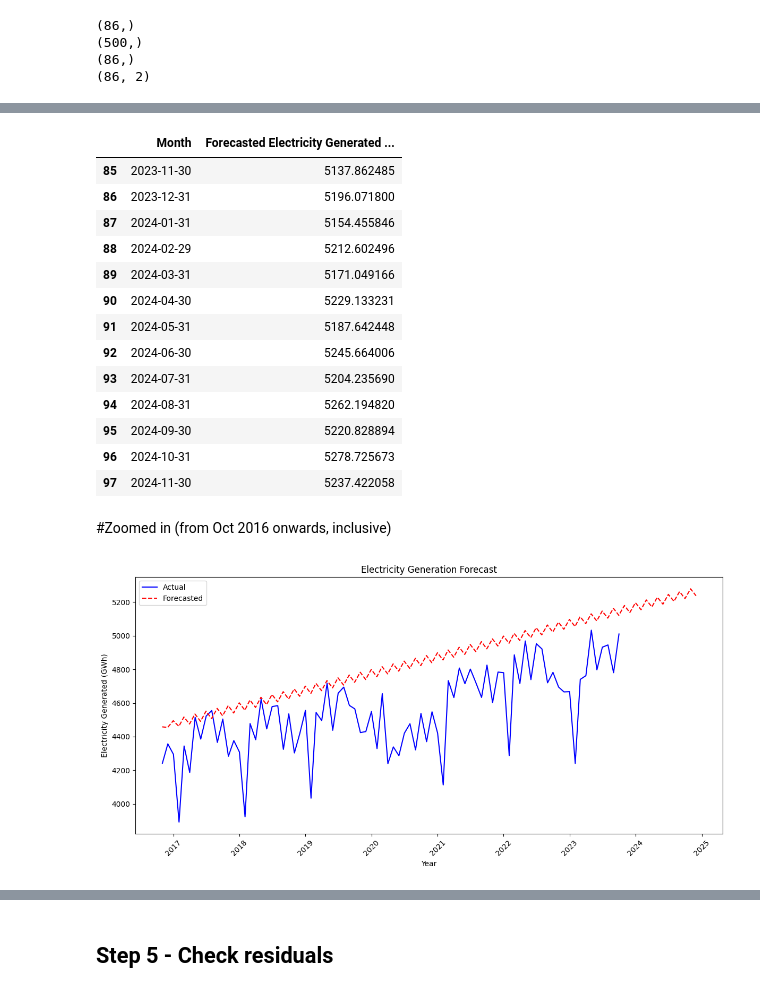
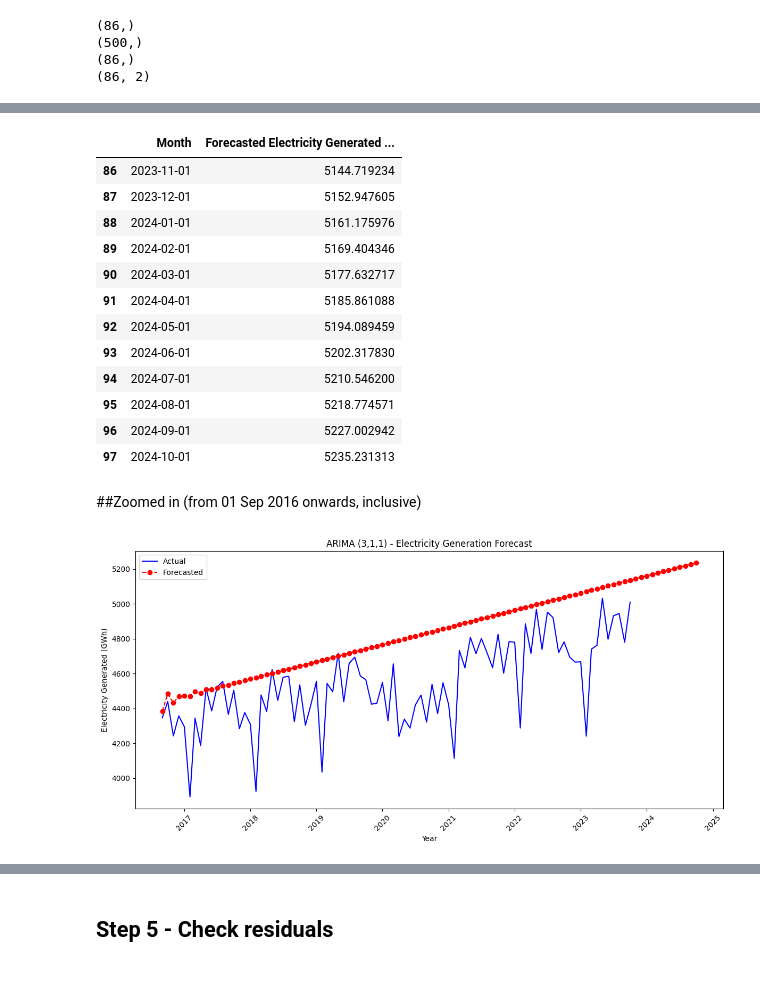
Before and after one commit to ccw888/electricitydemand, a Jupyter notebook: Electricity_Forecast.ipynb, the cells around one changed output, grey strips where cells are left out. Drawn from its saved outputs; the diff is of its cells as text; code cells hidden in the pictures.

```diff
--- a/Electricity_Forecast.ipynb
+++ b/Electricity_Forecast.ipynb
@@ -359,4 +398,2 @@ Name: Electricity Generated (Gwh), dtype: float32
 # %%
-y_train = y[:500]
-y_test = y[500:]
-arima = ARIMA(y_train, order=(2, 1, 1), trend='t').fit()
+arima = ARIMA(y_train, order=(3, 1, 1), trend='t').fit()
@@ -506,44 +516,43 @@ forecast_12m_df
 98 rows × 2 columns
 # %%
-forecast_12m_df.tail(13)
+forecast_12m_df.tail(12)
 # %% [output]
 |  | Month | Forecasted Electricity Generated ... |
-| 85 | 2023-11-30 | 5137.862485 |
-| 86 | 2023-12-31 | 5196.071800 |
-| 87 | 2024-01-31 | 5154.455846 |
-| 88 | 2024-02-29 | 5212.602496 |
-| 89 | 2024-03-31 | 5171.049166 |
-| 90 | 2024-04-30 | 5229.133231 |
-| 91 | 2024-05-31 | 5187.642448 |
-| 92 | 2024-06-30 | 5245.664006 |
-| 93 | 2024-07-31 | 5204.235690 |
-| 94 | 2024-08-31 | 5262.194820 |
-| 95 | 2024-09-30 | 5220.828894 |
-| 96 | 2024-10-31 | 5278.725673 |
-| 97 | 2024-11-30 | 5237.422058 |
+| 86 | 2023-11-01 | 5144.719234 |
+| 87 | 2023-12-01 | 5152.947605 |
+| 88 | 2024-01-01 | 5161.175976 |
+| 89 | 2024-02-01 | 5169.404346 |
+| 90 | 2024-03-01 | 5177.632717 |
+| 91 | 2024-04-01 | 5185.861088 |
+| 92 | 2024-05-01 | 5194.089459 |
+| 93 | 2024-06-01 | 5202.317830 |
+| 94 | 2024-07-01 | 5210.546200 |
+| 95 | 2024-08-01 | 5218.774571 |
+| 96 | 2024-09-01 | 5227.002942 |
+| 97 | 2024-10-01 | 5235.231313 |
 # %% [markdown]
-#Zoomed in (from Oct 2016 onwards, inclusive)
+##Zoomed in (from 01 Sep 2016 onwards, inclusive)
 # %%
 # Creating a DataFrame for the forecasted values to facilitate plotting
-forecast_dates = pd.date_range(start=df1['Month'].iloc[-86] + pd.offsets.MonthBegin(1), periods=len(forecast_12m), freq='M')
+forecast_dates = pd.date_range(start=df1['Month'].iloc[-87] + pd.offsets.MonthBegin(1), periods=len(forecast_12m), freq='MS')
 forecast_12m_df = pd.DataFrame({'Month': forecast_dates, 'Forecasted Electricity Generated (Gwh)': forecast_12m.values})
 
 # Plotting the actual and forecasted electricity generation
 plt.figure(figsize=(12, 6))
 #plt.plot(df1['Month'], df1['Electricity Generated (Gwh)'], label='Actual', color='blue')
-plt.plot(df1['Month'].iloc[-84:], df1['Electricity Generated (Gwh)'].iloc[-84:], label='Actual', color='blue')
-plt.plot(forecast_12m_df['Month'], forecast_12m_df['Forecasted Electricity Generated (Gwh)'], label='Forecasted', color='red', linestyle='--')
-plt.title('Electricity Generation Forecast')
+plt.plot(df1['Month'].iloc[-86:], df1['Electricity Generated (Gwh)'].iloc[-86:], label='Actual', color='blue')
+plt.plot(forecast_12m_df['Month'], forecast_12m_df['Forecasted Electricity Generated (Gwh)'], label='Forecasted', color='red', linestyle='--', marker='o')
+plt.title('ARIMA (3,1,1) - Electricity Generation Forecast')
 plt.xlabel('Year')
 plt.ylabel('Electricity Generated (GWh)')
 plt.legend()
 plt.xticks(rotation=45)
 plt.tight_layout()
 
 # Show plot
 plt.show()
 # %% [output]
-[figure, old version]
+[figure, new version]
 # %%
 plt.plot(forecast_12m_df['Month'], forecast_12m_df['Forecasted Electricity Generated (Gwh)'], color='red')
 # %% [output]
```
Also changed, not shown: parts of 70 cells of this notebook.
